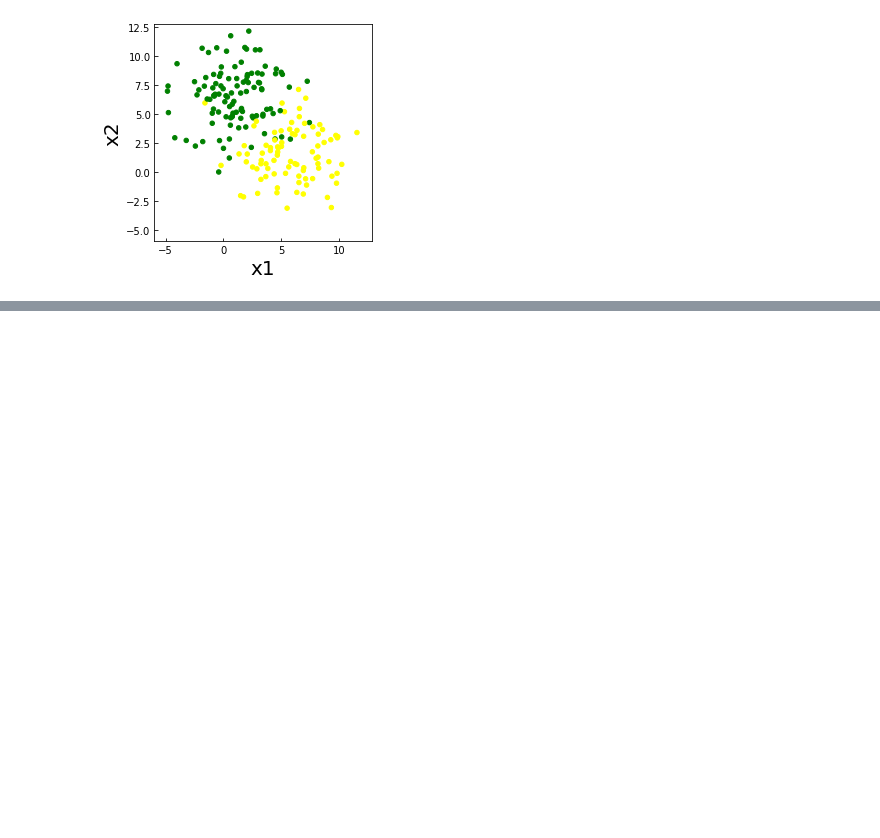
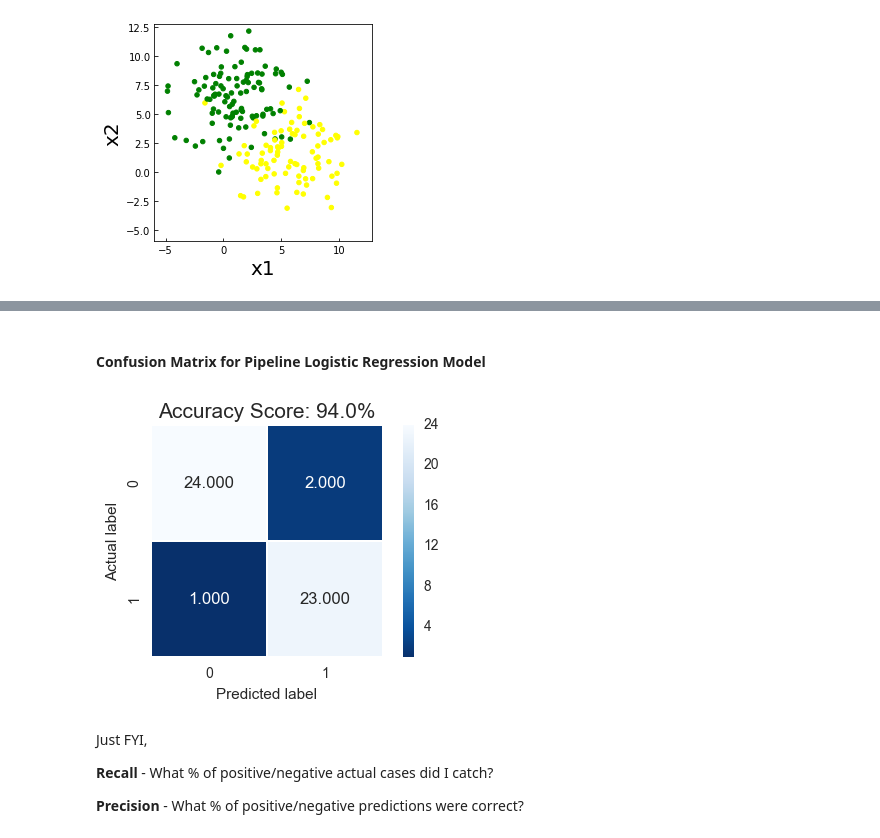
Before and after one commit to IlyasHabeeb/CA_Test_Ilyas, a Jupyter notebook: PUI ADS CA test.ipynb, the cells around one changed output, grey strips where cells are left out. Saved outputs shown, nothing was run; the diff lists cells and outputs as text; code cells hidden in the pictures; blank space fills up the shorter version.

```diff
--- a/PUI ADS CA test.ipynb
+++ b/PUI ADS CA test.ipynb
@@ -68,0 +401,10 @@ Run a linear regression on the data and comment on which model is "best" and why
+# %%
+# from sklearn.pipeline import make_pipeline
+
+X_pipeline = df_pipeline.drop('y', axis = 1)
+y_pipeline = DataFrame(df_pipeline['y'])
+
+X_train_pipe, X_test_pipe, y_train_pipe, y_test_pipe = train_test_split(X_pipeline, y_pipeline, test_size=0.25,
+                                                                        random_state=43)
+
+pipeline = make_pipeline(ConvertToFloat(col_exception = 'y'), imputer_pipeline, LogisticRegression(C = 10000))
@@ -68,0 +413,7 @@ Run a linear regression on the data and comment on which model is "best" and why
+# %%
+pipeline.fit(X_train_pipe, y_train_pipe.values.ravel())
+predictions_pipe = pipeline.predict(X_test_pipe)
+predictions_pipe_proba = pipeline.predict_proba(X_test_pipe)[:, 1]
+score_pipe = pipeline.score(X_test_pipe, y_test_pipe)
+
+print(score_pipe)
@@ -68,0 +518,12 @@ Run a linear regression on the data and comment on which model is "best" and why
+# %% [markdown]
+#### Confusion Matrix for Pipeline Logistic Regression Model
+# %%
+plot_confusion_matrix(cm_pipeline, score_pipe)
+# %% [output]
+[figure, added]
+# %% [markdown]
+Just FYI,
+
+**Recall** - What % of positive/negative actual cases did I catch?
+
+**Precision** - What % of positive/negative predictions were correct?
```
Also changed, not shown: parts of 115 cells of this notebook, 2 other files.
